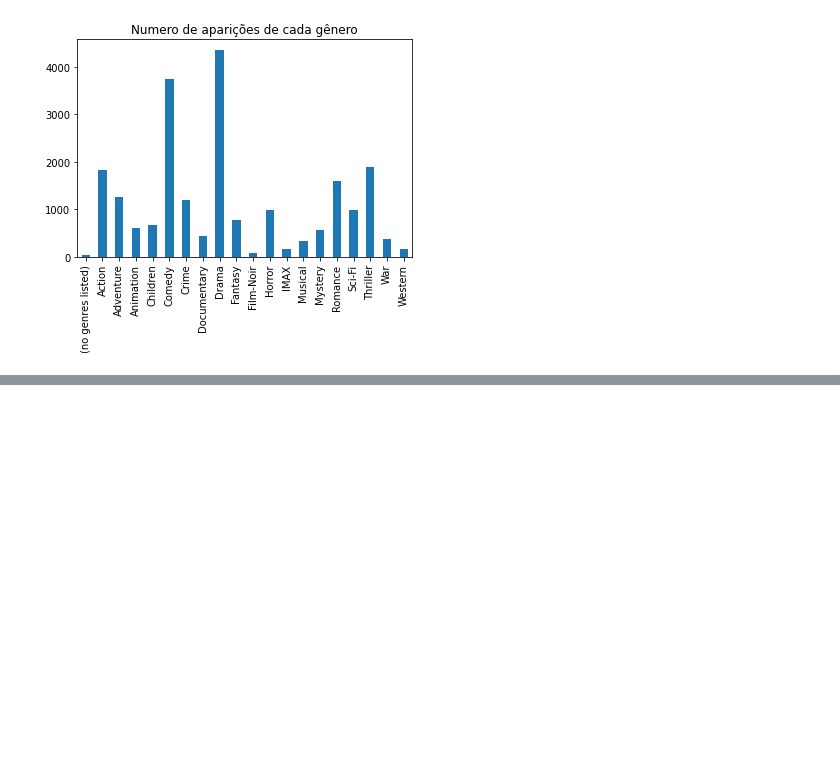
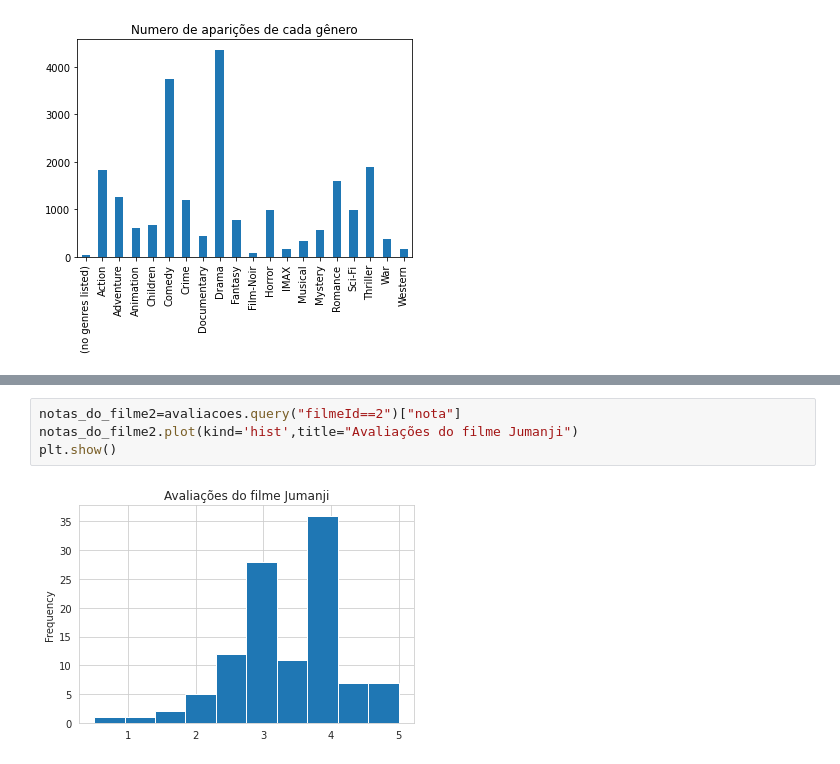
Before and after one commit to PatrickSilvaMenezes/Analise-de-Dados-em-Python-, a Jupyter notebook: Quarentena_Dados_FIlmes_Patrick.ipynb, the cells around one changed output, grey strips where cells are left out. Drawn from its saved outputs; the diff is of its cells as text; blank space fills up the shorter version.

```diff
--- a/Quarentena_Dados_FIlmes_Patrick.ipynb
+++ b/Quarentena_Dados_FIlmes_Patrick.ipynb
@@ -380,0 +542,6 @@ plt.show()
+# %%
+notas_do_filme2=avaliacoes.query("filmeId==2")["nota"]
+notas_do_filme2.plot(kind='hist',title="Avaliações do filme Jumanji")
+plt.show()
+# %% [output]
+[figure, added]
```
Also changed, not shown: parts of 32 cells of this notebook.
